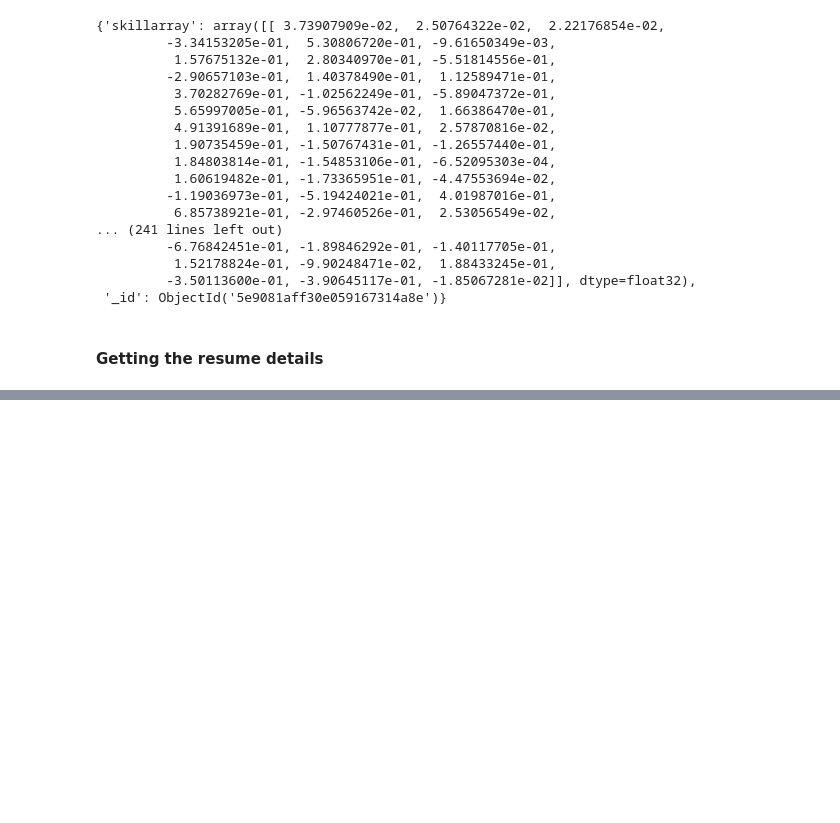
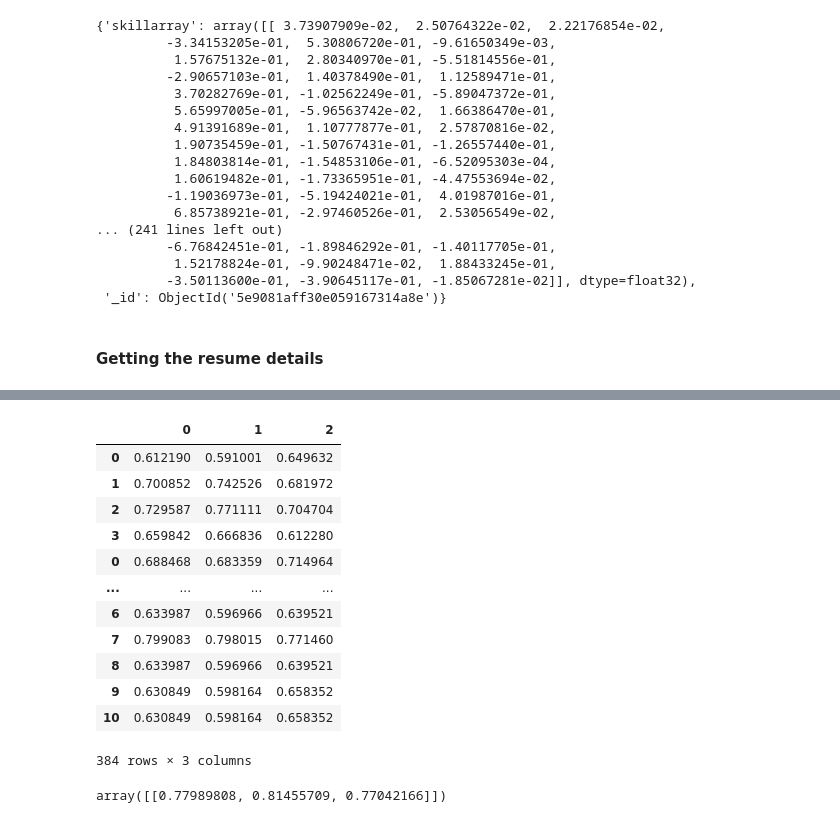
Before and after one commit to tvjoseph/JMJTL_Resume, a Jupyter notebook: PDF scrapping.ipynb, the cells around one changed output, grey strips where cells are left out. Cells and saved outputs as stored; diff of their text form; code cells hidden in the pictures; blank space fills up the shorter version.

```diff
--- a/PDF scrapping.ipynb
+++ b/PDF scrapping.ipynb
@@ -1435,0 +1514,26 @@ example_dict_vec[0]
+# %%
+# To find the quantile values of the resume score
+resScores = pd.DataFrame()
+for value in example_dict_vec.values():
+    resScores = pd.concat([resScores,pd.DataFrame(value)])
+# %%
+resScores
+# %% [output]
+|  | 0 | 1 | 2 |
+| 0 | 0.612190 | 0.591001 | 0.649632 |
+| 1 | 0.700852 | 0.742526 | 0.681972 |
+| 2 | 0.729587 | 0.771111 | 0.704704 |
+| 3 | 0.659842 | 0.666836 | 0.612280 |
+| 0 | 0.688468 | 0.683359 | 0.714964 |
+| ... | ... | ... | ... |
+| 6 | 0.633987 | 0.596966 | 0.639521 |
+| 7 | 0.799083 | 0.798015 | 0.771460 |
+| 8 | 0.633987 | 0.596966 | 0.639521 |
+| 9 | 0.630849 | 0.598164 | 0.658352 |
+| 10 | 0.630849 | 0.598164 | 0.658352 |
+384 rows × 3 columns
+# %%
+qtvals = resScores.quantile(q=[0.95],axis = 0).values
+qtvals
+# %% [output]
+array([[0.77989808, 0.81455709, 0.77042166]])
```
Also changed, not shown: parts of 16 cells of this notebook, 10 other files.
